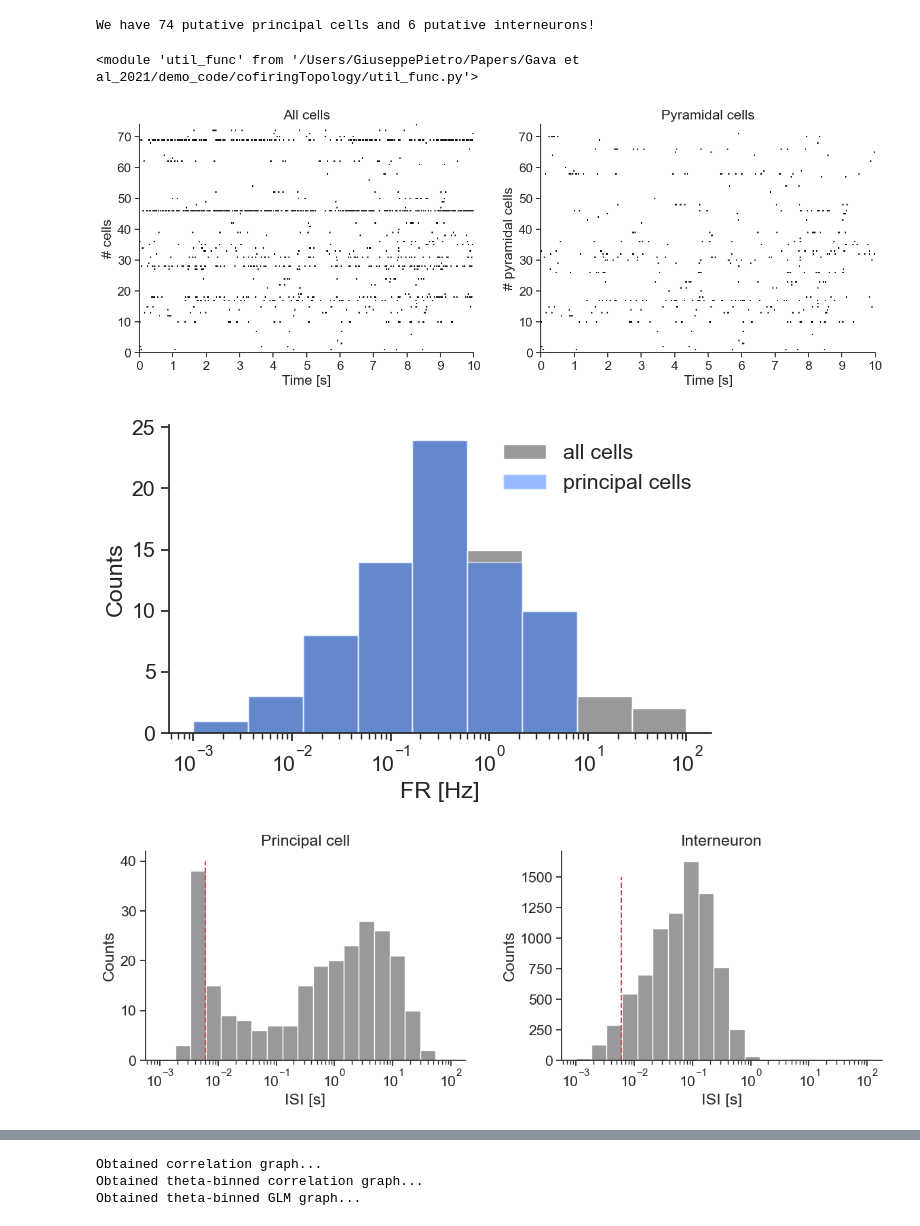
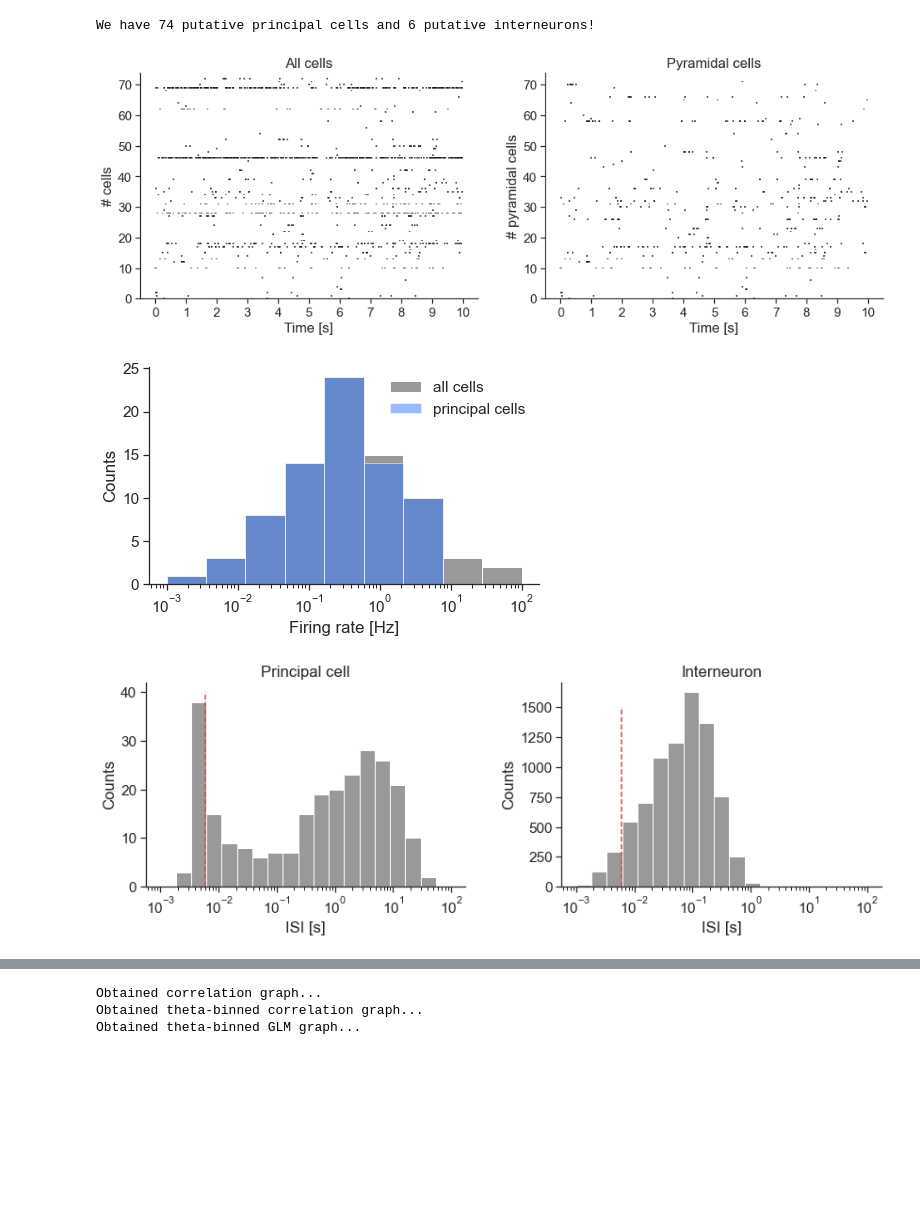
Before and after one commit to drsax93/cofiringTopology, a Jupyter notebook: cofiringTopology.ipynb, the cells around one changed output, grey strips where cells are left out. Saved outputs shown, nothing was run; the diff lists cells and outputs as text; code cells hidden in the pictures; blank space fills up the shorter version.

```diff
--- a/cofiringTopology.ipynb
+++ b/cofiringTopology.ipynb
@@ -70,49 +69,42 @@ indI = (des=='b1')|(des=='i1') # interneurons
 print(f'We have {np.sum(indP)} putative principal cells and {np.sum(indI)} putative interneurons!')
 # %% [output]
 We have 74 putative principal cells and 6 putative interneurons!
-# %%
-import importlib
-importlib.reload(uf)
-# %% [output]
-<module 'util_func' from '/Users/GiuseppePietro/Papers/Gava et al_2021/demo_code/cofiringTopology/util_func.py'>
 # %%
 # Load the spiketrains of all the units
 res,clu = uf.loadSpikeTimes(sesfile, res2eeg=1)
 spiketrains = [res[clu==i] for i in np.unique(clu)] # all neurons
 spiketrains_p1 = [res[clu==i] for i in np.unique(clu) if indP[i]] # select only p1 cells
+
 # plot
 plt.figure(figsize=(16,5))
 ist = 60; ifin = 70 # start/end times in sec
 start = ist/sampT; fin = ifin/sampT # start/end times in samples
+
 # raster plot with interneurons
 plt.subplot(121)
 spk2d = [spkTemp[(spkTemp>start) &\
-                 (spkTemp<fin)] for spkTemp in spiketrains] # spikestamps to visuualise
-# np.random.shuffle(spk2d) # shuffle neurons ID (NOT spike timing)
+                 (spkTemp<fin)] for spkTemp in spiketrains] # spikestamps to visualise
 plt.eventplot(spk2d,color='k',linelengths=0.5)
 plt.ylim(0,len(spiketrains_p1))
-# plt.yticks([-1,10,20,30,40,50,60,len(spikes)+1], [1,'','','','','','',len(spikes)])
 plt.title('All cells')
 plt.ylabel('# cells')
-plt.xlim(start-100,fin)
 plt.xticks(np.linspace(start,fin,11),np.arange(ifin-ist+1))
 plt.xlabel('Time [s]')
 sns.despine()
+
 # raster plot w/o interneurons
 plt.subplot(122)
 spk2d = [spkTemp[(spkTemp>start) &\
-                 (spkTemp<fin)] for spkTemp in spiketrains_p1] # spikestamps to visuualise
-# np.random.shuffle(spk2d) # shuffle neurons ID (NOT spike timing)
+                 (spkTemp<fin)] for spkTemp in spiketrains_p1] # spikestamps to visualise
 plt.eventplot(spk2d,color='k',linelengths=0.5)
 plt.ylim(0,len(spiketrains_p1))
 plt.title('Pyramidal cells')
 plt.ylabel('# pyramidal cells')
-plt.xlim(start-100,fin)
 plt.xticks(np.linspace(start,fin,11),np.arange(ifin-ist+1))
 plt.xlabel('Time [s]')
 sns.despine()
 # %% [output]
-[figure, old version]
+[figure, new version]
 # %%
 # Visualize the neurons mean firing rate
 plt.figure(figsize=(7,4))
@@ -124,12 +116,13 @@ plt.hist(fr, bins, color=GRAY, label='all cells')
 fr = [len(spikes)/(sampT*maxT) for spikes in spiketrains_p1]
 plt.hist(fr, bins, color=BLUE, alpha=.5, label='principal cells')
 plt.xscale('log')
-plt.xlabel('FR [Hz]')
+plt.xlabel('Firing rate [Hz]')
 plt.ylabel('Counts')
 plt.legend(frameon=False)
 sns.despine()
 
 # Visualise the inter-spike-interval (ISI) distribution of some example neurons
+burst_thr = .006 # 6ms isi is the threshold used to tell whether a spike is in a burst
 p1ex = np.where(indP)[0][2]
 i1ex = np.where(indI)[0][0]
 isi = uf.getISI(spiketrains)
@@ -153,8 +146,8 @@ plt.xlabel('ISI [s]')
 sns.despine()
 plt.subplots_adjust(wspace=.3)
 # %% [output]
-[figure, old version]
+[figure, new version]
-[figure, old version]
+[figure, new version]
 # %%
 # bin the spiketrains to obtain an activity matrix sampled @1250Hz -- LFP sampling rate
 dt = .8 # sampling bin size in ms
```
Also changed, not shown: parts of 11 cells of this notebook, 1 other file.
